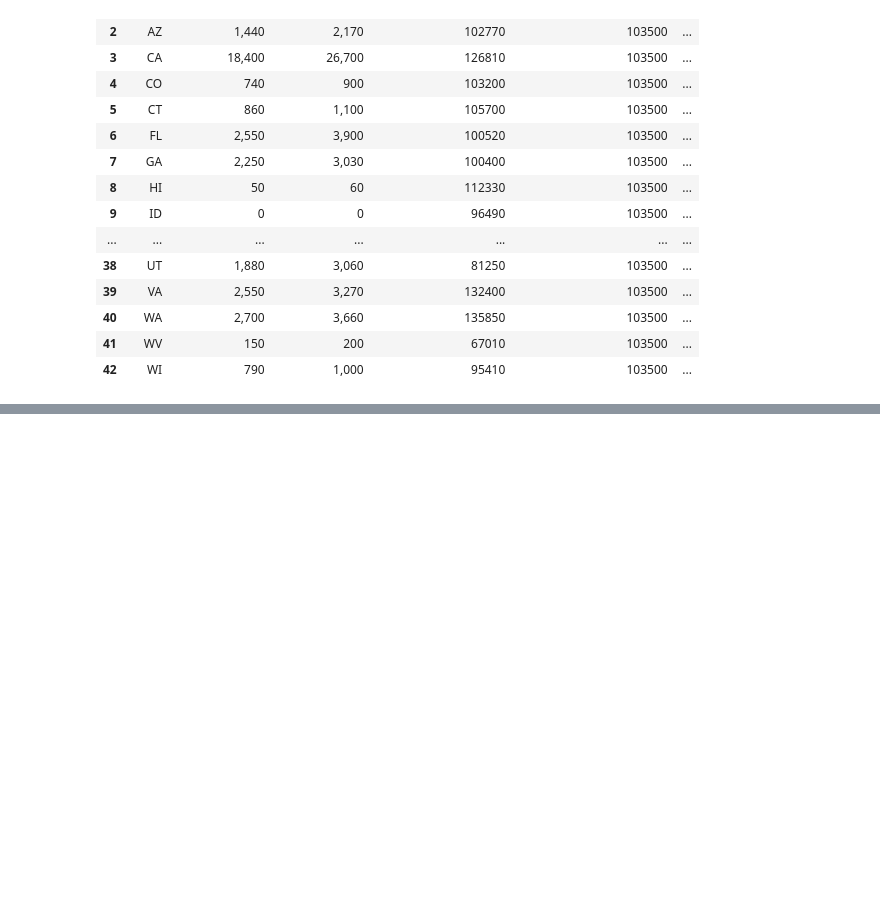
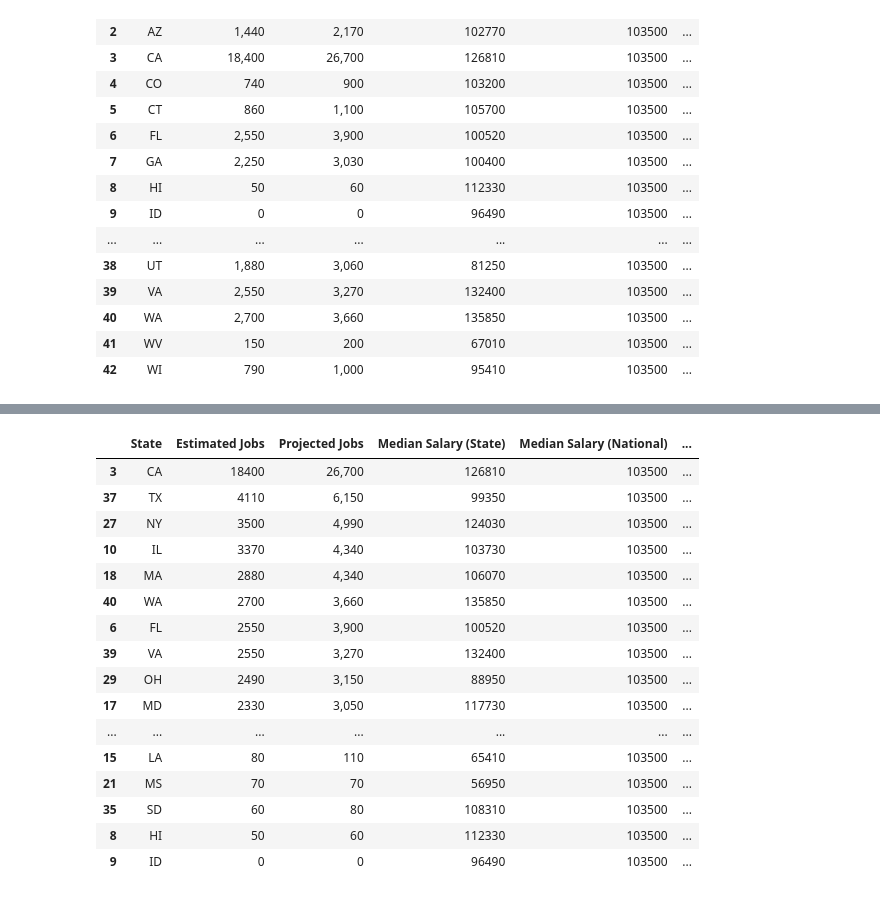
Before and after one commit to peatk/Group3_Project_-1, a Jupyter notebook: DataAnalysisDataAnalysts-AV Working Copy.ipynb, the cells around one changed output, grey strips where cells are left out. Cells and saved outputs as stored; diff of their text form; code cells hidden in the pictures; blank space fills up the shorter version.

```diff
--- a/DataAnalysisDataAnalysts-AV Working Copy.ipynb
+++ b/DataAnalysisDataAnalysts-AV Working Copy.ipynb
@@ -198,0 +233,24 @@ states_df
+# %%
+
+states_df['Estimated Jobs'] = states_df['Estimated Jobs'].astype(str)
+states_df['Estimated Jobs'] = states_df['Estimated Jobs'].str.replace(',','').astype(int)
+estimated_jobs_states = states_df.sort_values(by='Estimated Jobs',ascending=False)
+estimated_jobs_states.head()
+# %% [output]
+|  | State | Estimated Jobs | Projected Jobs | Median Salary (State) | Median Salary (National) | ... |
+| 3 | CA | 18400 | 26,700 | 126810 | 103500 | ... |
+| 37 | TX | 4110 | 6,150 | 99350 | 103500 | ... |
+| 27 | NY | 3500 | 4,990 | 124030 | 103500 | ... |
+| 10 | IL | 3370 | 4,340 | 103730 | 103500 | ... |
+| 18 | MA | 2880 | 4,340 | 106070 | 103500 | ... |
+| 40 | WA | 2700 | 3,660 | 135850 | 103500 | ... |
+| 6 | FL | 2550 | 3,900 | 100520 | 103500 | ... |
+| 39 | VA | 2550 | 3,270 | 132400 | 103500 | ... |
+| 29 | OH | 2490 | 3,150 | 88950 | 103500 | ... |
+| 17 | MD | 2330 | 3,050 | 117730 | 103500 | ... |
+| ... | ... | ... | ... | ... | ... | ... |
+| 15 | LA | 80 | 110 | 65410 | 103500 | ... |
+| 21 | MS | 70 | 70 | 56950 | 103500 | ... |
+| 35 | SD | 60 | 80 | 108310 | 103500 | ... |
+| 8 | HI | 50 | 60 | 112330 | 103500 | ... |
+| 9 | ID | 0 | 0 | 96490 | 103500 | ... |
```
Also changed, not shown: parts of 4 cells of this notebook, 1 other file.
